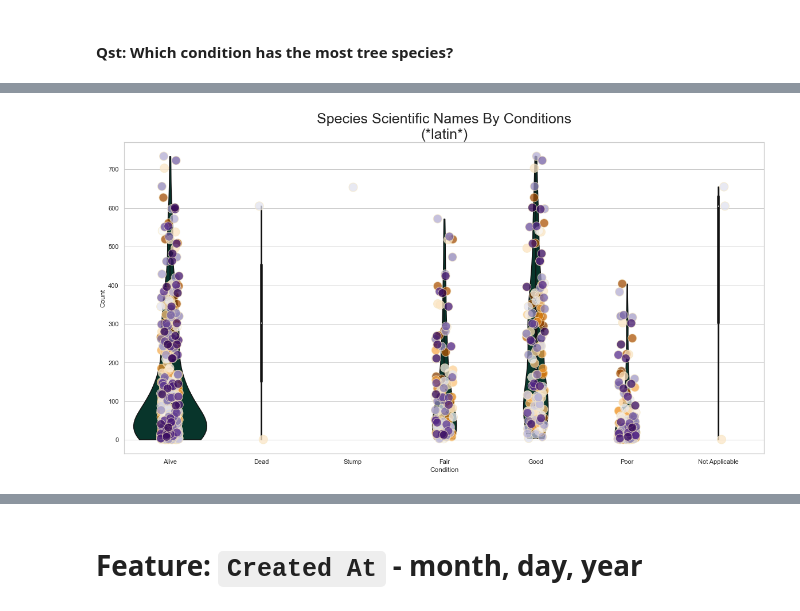
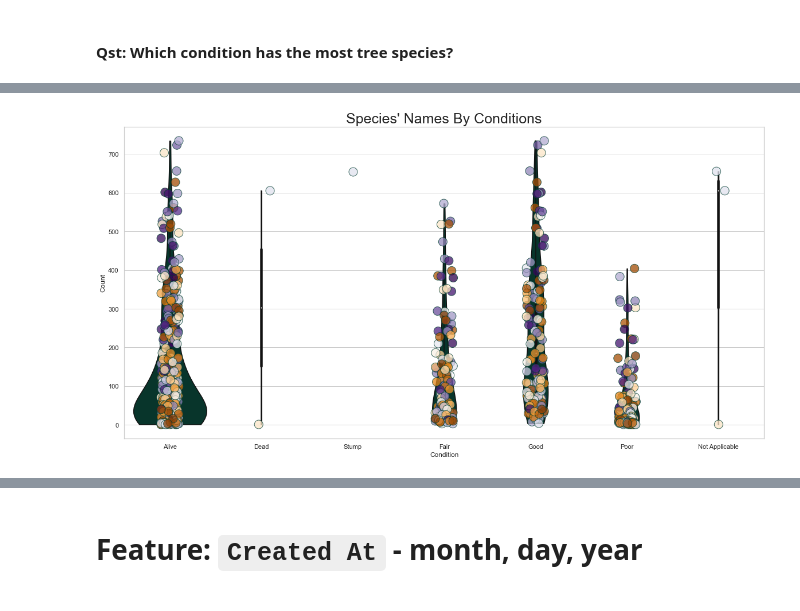
Before and after one commit to MarcellaHarr/ny_street-trees_2015, a Jupyter notebook: exploration-ny-street-trees.ipynb, the cells around one changed output, grey strips where cells are left out. Saved outputs shown, nothing was run; the diff lists cells and outputs as text; code cells hidden in the pictures.

```diff
--- a/exploration-ny-street-trees.ipynb
+++ b/exploration-ny-street-trees.ipynb
@@ -289,4 +267,0 @@ I want to change the `tree_id` column into a string because it's technically cat
-# %%
-# Change tree id col to a string object
-
-treeSubset['tree_id'] = treeSubset['tree_id'].astype(str)
@@ -1433,14 +1548,23 @@ subsetFeats1.head()
 # %%
 # Calculate a mediam column of the counts per month/day/yr
 
-monthlyMed = subsetFeats1.groupby('Month')['Count'].median()
-subsetFeats1['Median_mth'] = subsetFeats1['Month'].map(monthlyMed)
+monthlyMed = subsetFeats1\
+                .groupby('Month')['Count']\
+                .median()
+subsetFeats1['Median_mth'] = subsetFeats1['Month']\
+                                         .map(monthlyMed)
 
-dailyMed = subsetFeats1.groupby('Day')['Count'].median()
-subsetFeats1['Median_day'] = subsetFeats1['Day'].map(dailyMed)
+dailyMed = subsetFeats1\
+                .groupby('Day')['Count']\
+                .median()
+subsetFeats1['Median_day'] = subsetFeats1['Day']\
+                                         .map(dailyMed)
 
-yearlyMed = subsetFeats1.groupby('Year')['Count'].median()
-subsetFeats1['Median_yr'] = subsetFeats1['Year'].map(yearlyMed)
+yearlyMed = subsetFeats1\
+                .groupby('Year')['Count']\
+                .median()
+subsetFeats1['Median_yr'] = subsetFeats1['Year']\
+                                        .map(yearlyMed)
 
 subsetFeats1.head()
 # %% [output]
@@ -1717,0 +1787,10 @@ plt.show()
+# %%
+# Melt species name
+
+spcName = nameTable.melt(id_vars = ['Spc_Latin',
+                                     'Count'],
+                          value_vars = ['Status',
+                                        'Health'],
+                          var_name = "Type",
+                          value_name = "Condition")
+spcName.head()
@@ -1723,38 +1809,38 @@ plt.show()
 fig, ax = plt.subplots(1, 1, figsize=(20, 10))
 
 # Plot
-ax = sns.violinplot(data = species,
+ax = sns.violinplot(data = spcName,
                   x = 'Condition',
                   y = 'Count',
                   color = '#003c30',
                   scale = 'count', # 'area' / -->'count' / 'width'
                   cut = 0
 )
 
-ax = sns.stripplot(data = species,
+ax = sns.stripplot(data = spcName,
               x = 'Condition',
               y = 'Count',
               hue = 'Spc_Latin',
               size = 15,
               palette = 'PuOr',
-              edgecolor = '#f6e8c3',
+              edgecolor = '#003c30',
               linewidth = 1,
               jitter = True,
               alpha = .75
 )
 
 # Customize fig
 ax.set_xlabel('Condition')
 ax.set_ylabel('Count')
-plt.title('Species Scientific Names By Conditions\n(*latin*)',
+plt.title("Species' Names By Conditions",
            size = 25)
 ax.get_legend().remove()
 
 # Save fig
 plt.savefig(r'D:\repos\github\ny_street-trees_2015\src\img\Species_Scientific_Names_By_Conditions.png',
             facecolor="white")
 
 # Plot fig
 plt.show()
 # %% [output]
-[figure, old version]
+[figure, new version]
```
Also changed, not shown: parts of 109 cells of this notebook, 17 other files.
